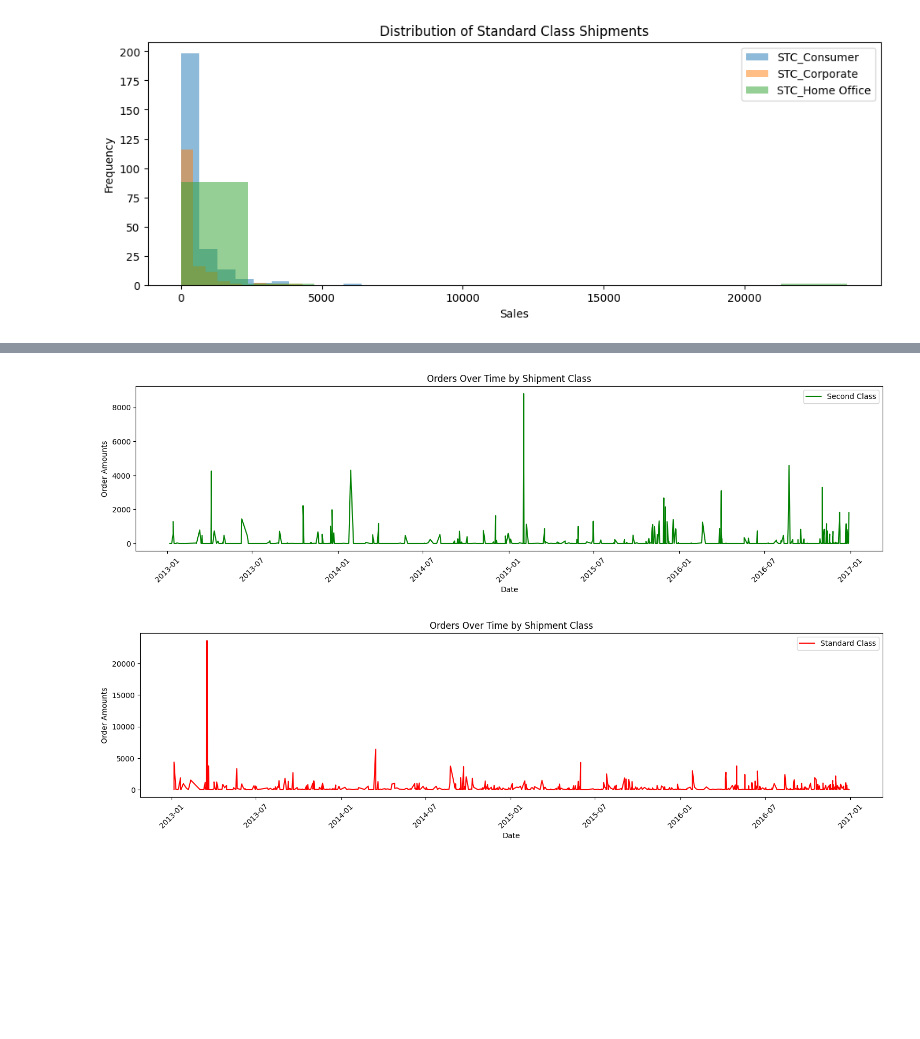
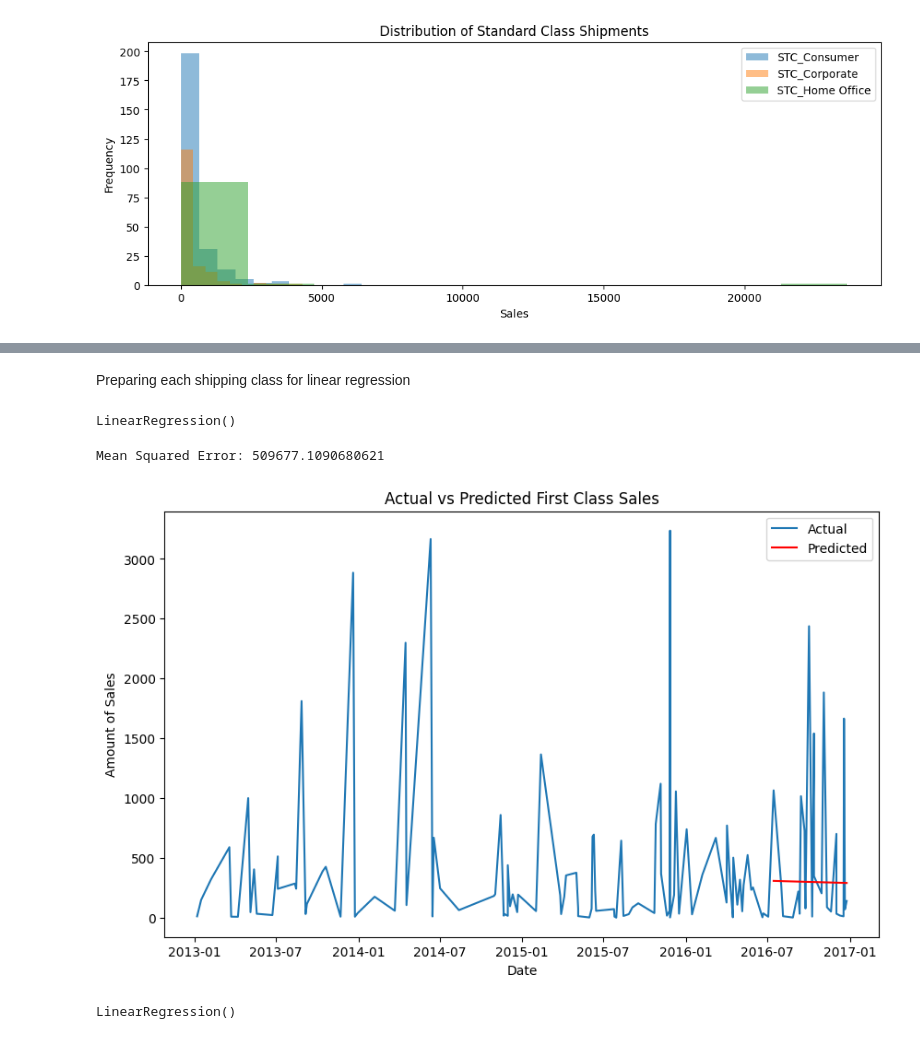
Before and after one commit to BaSalami01/Task---Quaterly-Sales, a Jupyter notebook: quaterly_sales.ipynb, the cells around one changed output, grey strips where cells are left out. Drawn from its saved outputs; the diff is of its cells as text; code cells hidden in the pictures; blank space fills up the shorter version.

```diff
--- a/quaterly_sales.ipynb
+++ b/quaterly_sales.ipynb
@@ -393,31 +437,46 @@ plt.show()
-# %%
-plt.figure(figsize=(18, 4))
-plt.plot(sales.index, second_class_orders, color = 'green', label='Second Class')
-
-
-plt.xlabel('Date')
-plt.ylabel('Order Amounts')
-plt.title('Orders Over Time by Shipment Class')
-plt.xticks(rotation=45)
-plt.legend()
-plt.savefig('Linechart_Secondclass.png')
-plt.show()
-# %% [output]
-[figure, removed]
-# %%
-plt.figure(figsize=(18, 4))
-plt.plot(sales.index, standard_class_orders, color = 'red', label='Standard Class')
-
-plt.xlabel('Date')
-plt.ylabel('Order Amounts')
-plt.title('Orders Over Time by Shipment Class')
-plt.xticks(rotation=45)
-plt.legend()
-plt.savefig('Linechart_Standardclass.png')
-plt.show()
-# %% [output]
-[figure, removed]
 # %%
 from sklearn.model_selection import train_test_split
 from sklearn.linear_model import LinearRegression
 from sklearn.metrics import mean_squared_error
+# %% [markdown]
+Preparing each shipping class for linear regression
+# %%
+first_class_df['Year'] = first_class_df.index
+first_class_df['Year'] = first_class_df['Year'].map(pd.Timestamp.toordinal)
+
+X_first = first_class_df[['Year']]
+y_first = first_class_df['First Class Orders']
+
+#Splitting the data into training and test sets in proportion of 80% and 20% respectively
+X_first_train, X_first_test, y_first_train, y_first_test = train_test_split(X_first, y_first, test_size=0.2, shuffle=False)
+# %%
+#Initializing the linear regression model
+model = LinearRegression()
+
+#Training the model on the training data available
+model.fit(X_first_train, y_first_train)
+# %% [output]
+LinearRegression()
+# %%
+#Making predictions on the testing data
+y_first_pred = model.predict(X_first_test)
+# %%
+#Evaluating the models using MSE metric
+mse_first = mean_squared_error(y_first_test, y_first_pred)
+print(f'Mean Squared Error: {mse_first}')
+# %% [output]
+Mean Squared Error: 509677.1090680621
+# %%
+#Plotting the actual vs predicted values to visualize model performance
+plt.figure(figsize=(10, 6))
+plt.plot(first_class_df.index, first_class_df['First Class Orders'], label='Actual')
+plt.plot(X_first_test.index, y_first_pred, label='Predicted', color='red')
+plt.title('Actual vs Predicted First Class Sales')
+plt.xlabel('Date')
+plt.ylabel('Amount of Sales')
+plt.legend()
+#Saving the plot as an image
+plt.savefig('actual_vs_predicted.png')
+plt.show()
+# %% [output]
+[figure, added]
@@ -423,0 +492,8 @@ from sklearn.metrics import mean_squared_error
+# %%
+#Initializing the linear regression model
+model = LinearRegression()
+
+#Training the model on the training data available
+model.fit(X_same_train, y_same_train)
+# %% [output]
+LinearRegression()
```
Also changed, not shown: parts of 25 cells of this notebook, 8 other files.
